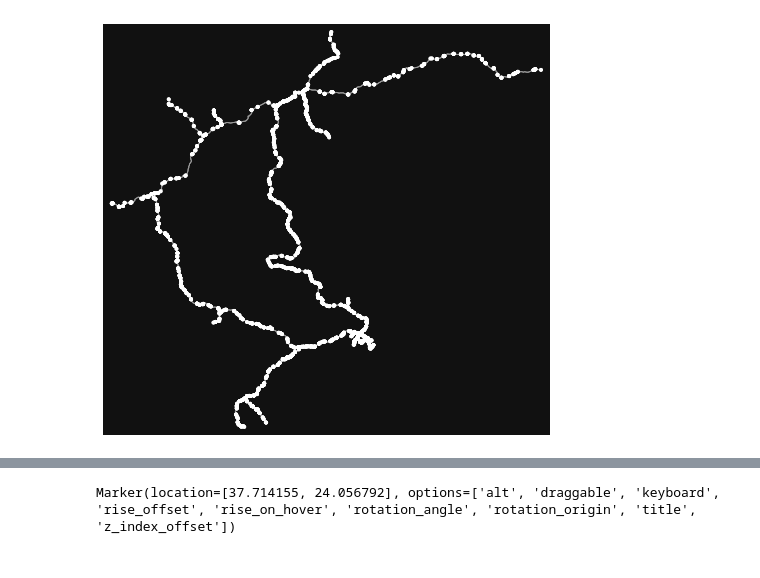
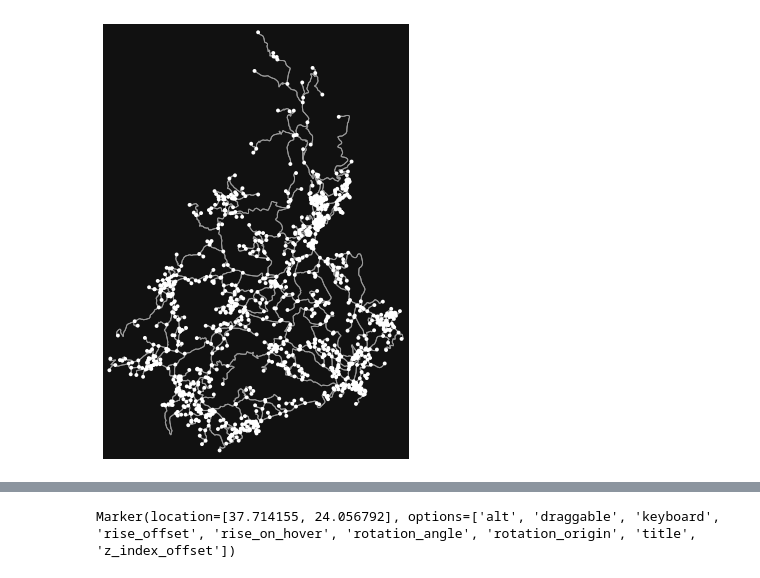
Before and after one commit to cbabalis/osm_project, a Jupyter notebook: src/elkouk_algo.ipynb, the cells around one changed output, grey strips where cells are left out. Cells and saved outputs as stored; diff of their text form; code cells hidden in the pictures.

Commit message:
creation of network to elkouk algos

```diff
--- a/src/elkouk_algo.ipynb
+++ b/src/elkouk_algo.ipynb
@@ -23,6 +17,13 @@ zogr_nodes, zogr_edges = ox.graph_to_gdfs(zogr_graph)
+# %%
+zogr = "Municipality of Thessaloniki"
+ox.config(use_cache=True, log_console=True)
+#cf = '["highway"~"motorway|motorway_link|trunk|secondary|primary"]'
+#cf = '["highway"~"motorway|motorway_link|trunk|trunk_link|primary_link|primary"]'
+zogr_graph = ox.graph_from_place(zogr, network_type='drive')
+zogr_nodes, zogr_edges = ox.graph_to_gdfs(zogr_graph)
 # %%
 G3 = nx.compose(greece_graph, zogr_graph)
 # %%
-fig, ax = ox.plot_graph(G3)
+fig, ax = ox.plot_graph(zogr_graph)
 # %% [output]
-[figure, old version]
+[figure, new version]
```
Also changed, not shown: parts of 6 cells of this notebook, 1 other file.
